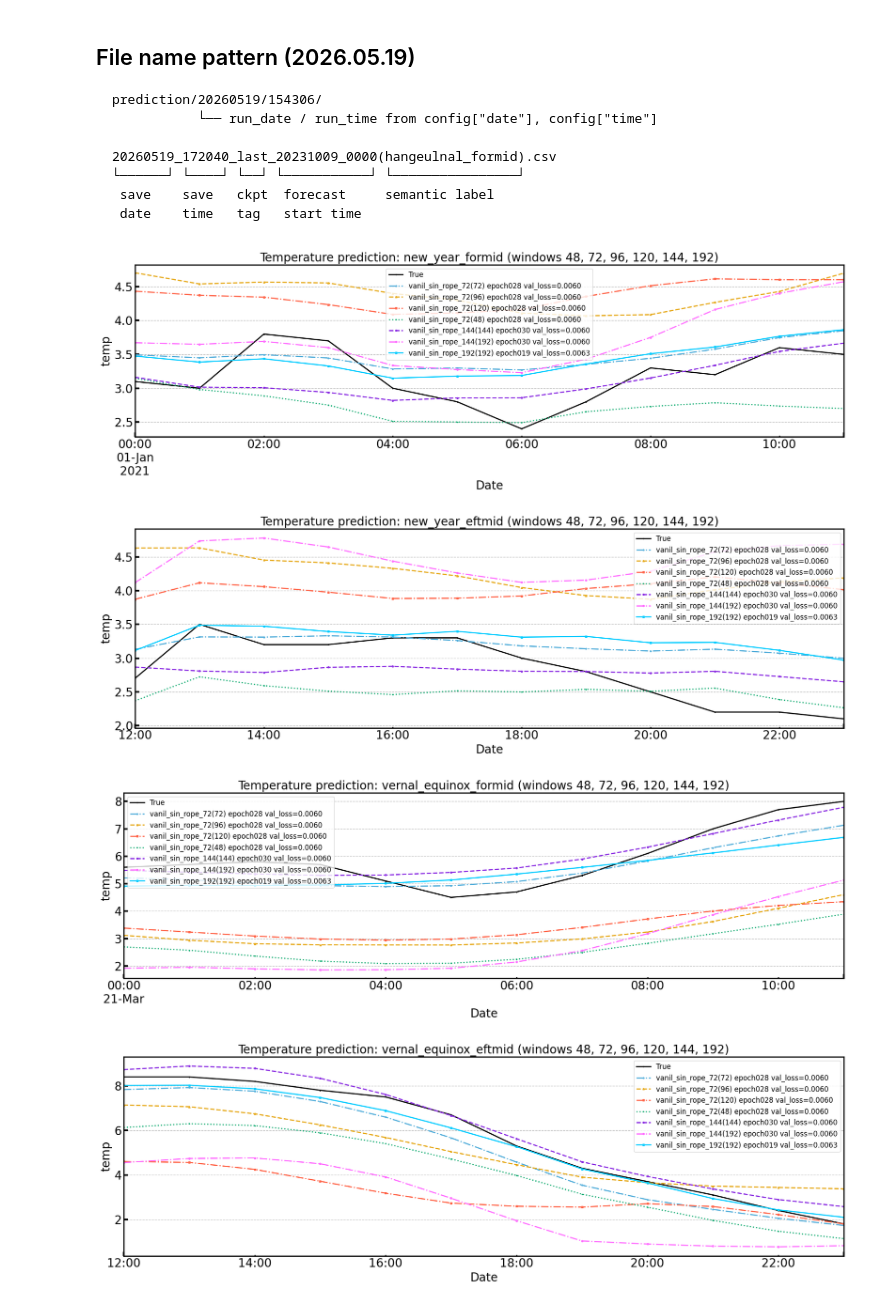
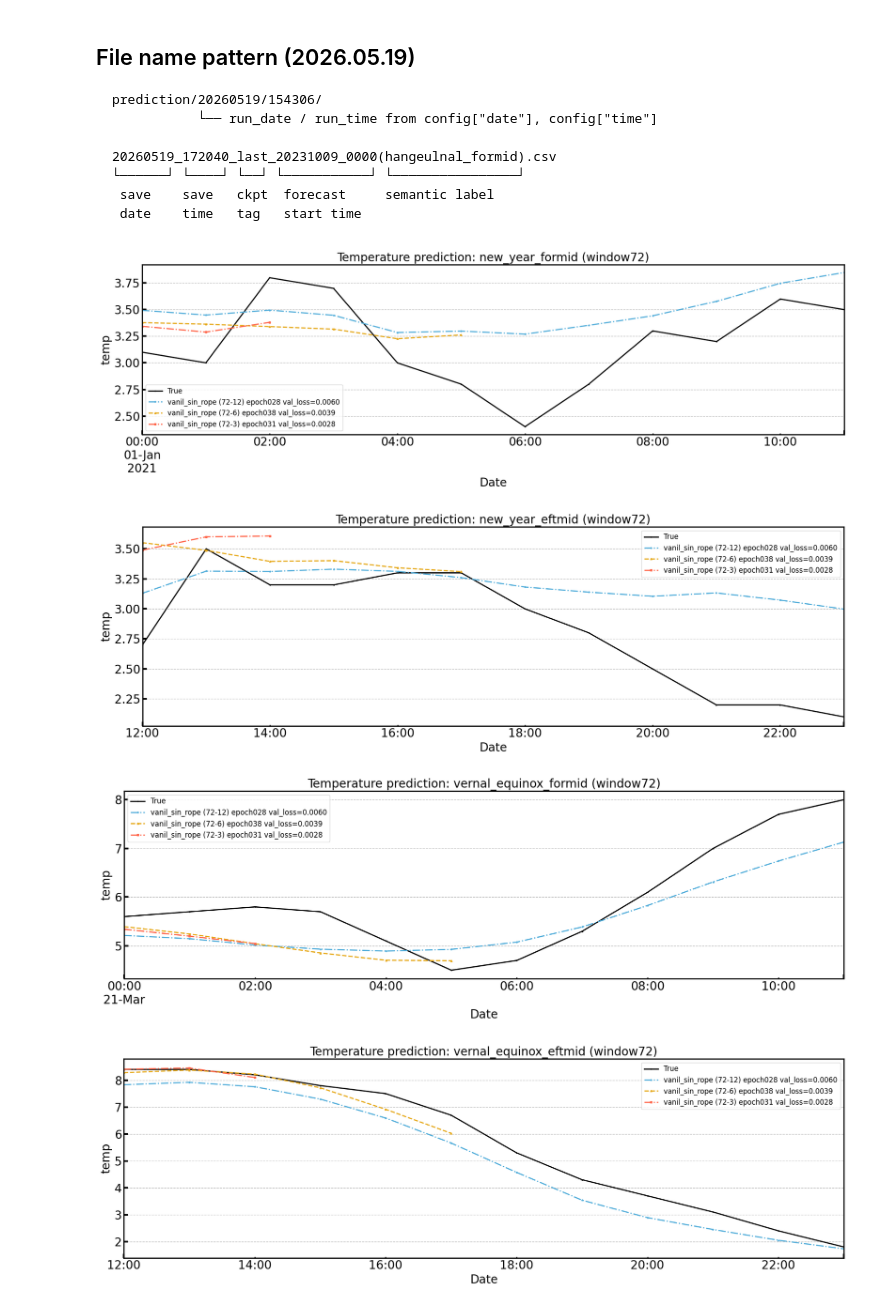
Before and after one commit to KUcyans/MeteoFormer, a Jupyter notebook: TemperaturePrediction.ipynb, the cells around one changed output. Cells and saved outputs as stored; diff of their text form; code cells hidden in the pictures.

Commit message:
horizon impact tested. Training for Wind speed and direction

```diff
--- a/TemperaturePrediction.ipynb
+++ b/TemperaturePrediction.ipynb
@@ -88,14 +103,16 @@ def parse_prediction_filename(file_path: str | Path, base: Path = base) -> dict:
 
     info = match.groupdict()
 
-    # Full / relative paths
     info["path"] = file_path
     info["relative_path"] = relative_path
 
-    # Convert numeric fields
     info["prediction_window"] = int(info["prediction_window"])
 
-    # Datetime objects
+    if info["prediction_horizon"] is not None:
+        info["prediction_horizon"] = int(info["prediction_horizon"])
+    else:
+        info["prediction_horizon"] = None
+
     info["saved_at"] = datetime.strptime(
         info["save_date"] + info["save_time"],
         "%Y%m%d%H%M%S",
@@ -111,7 +128,6 @@ def parse_prediction_filename(file_path: str | Path, base: Path = base) -> dict:
         "%Y%m%d_%H%M",
     )
 
-    # Checkpoint information
     ckpt_tag = info["ckpt_tag"]
 
     if ckpt_tag == "last":
@@ -323,17 +339,23 @@ def compare_models_per_feature(
         plt.tight_layout()
         plt.show()
 # %%
-runs_72 = {
-    "vanil_sin_rope_72(72)": base / "20260527" / "114109" / "20260527_143700_window72",
-    "vanil_sin_rope_72(96)": base / "20260527" / "114109" / "20260527_144641_window96",
-    "vanil_sin_rope_72(120)": base / "20260527" / "114109" / "20260527_144958_window120",
-    "vanil_sin_rope_72(48)": base / "20260527" / "114109" / "20260527_145112_window48",
-    "vanil_sin_rope_144(144)": base / "20260527" / "161643" / "20260527_170127_window144",
-    # "vanil_sin_rope_144(72)": base / "20260527" / "161643" / "20260527_181229_window72", # worst, don't use
-    "vanil_sin_rope_144(192)": base / "20260527" / "161643" / "20260527_181539_window192",
-    "vanil_sin_rope_192(192)": base / "20260527" / "192233" / "20260527_200232_window192",
+# runs_72 = {
+#     "vanil_sin_rope_72(72)": base / "20260527" / "114109" / "20260527_143700_window72",
+#     "vanil_sin_rope_72(96)": base / "20260527" / "114109" / "20260527_144641_window96",
+#     "vanil_sin_rope_72(120)": base / "20260527" / "114109" / "20260527_144958_window120",
+#     "vanil_sin_rope_72(48)": base / "20260527" / "114109" / "20260527_145112_window48",
+#     "vanil_sin_rope_144(144)": base / "20260527" / "161643" / "20260527_170127_window144",
+#     # "vanil_sin_rope_144(72)": base / "20260527" / "161643" / "20260527_181229_window72", # worst, don't use
+#     "vanil_sin_rope_144(192)": base / "20260527" / "161643" / "20260527_181539_window192",
+#     "vanil_sin_rope_192(192)": base / "20260527" / "192233" / "20260527_200232_window192",
 
-}
+# }
+
+runs = {
+    "vanil_sin_rope (72-12)": base / "20260527" / "114109" / "20260529_152759_win72_hor12",
+    "vanil_sin_rope (72-6)": base / "20260529" / "114520" / "20260529_152944_win72_hor6",
+    "vanil_sin_rope (72-3)": base / "20260529" / "124912" / "20260529_153058_win72_hor3",
+    }
 
 what_year = 2021
 
@@ -348,7 +370,7 @@ start_times = {
     "hangeulnal_eftmid": datetime(what_year, 10, 9, 12, 0),
 }
 # %%
-rows = collect_prediction_files(runs_72)
+rows = collect_prediction_files(runs)
 
 for when_key, start_time in start_times.items():
     prediction_files = {}
@@ -369,34 +391,34 @@ for when_key, start_time in start_times.items():
         label = (
             f"{model} "
             # f"window{window} "
             f"epoch{row['epoch']:03d} "
             f"val_loss={row['val_loss']:.4f}"
         )
 
         prediction_files[label] = str(row["path"])
 
     if not prediction_files:
         print(f"⚠️ No non-last prediction files found for {when_key}")
         continue
 
     used_windows = sorted(used_windows)
 
     if len(used_windows) == 1:
         window_text = f"window{used_windows[0]}"
     else:
         window_text = "windows " + ", ".join(str(w) for w in used_windows)
 
     compare_models_per_feature(
         prediction_files=prediction_files,
         features=["temp"],
         titles=[
             f"Temperature prediction: {when_key} ({window_text})",
         ],
         horizon_hours=12,
         start_time=start_time,
     )
 # %% [output]
-[figure, old version]
+[figure, new version]
-[figure, old version]
+[figure, new version]
-[figure, old version]
+[figure, new version]
-[figure, old version]
+[figure, new version]
```
Also changed, not shown: parts of 2 cells of this notebook, 11 other files.
